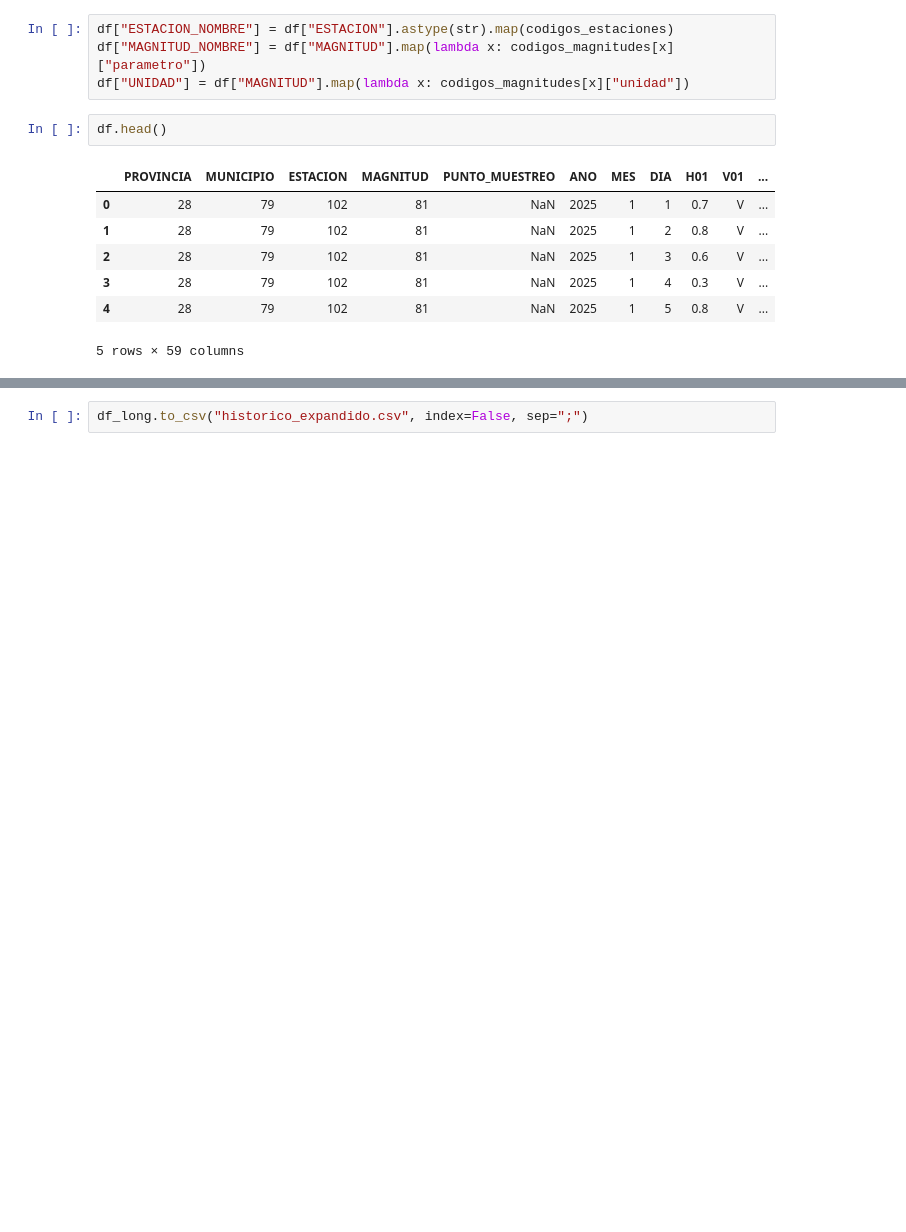
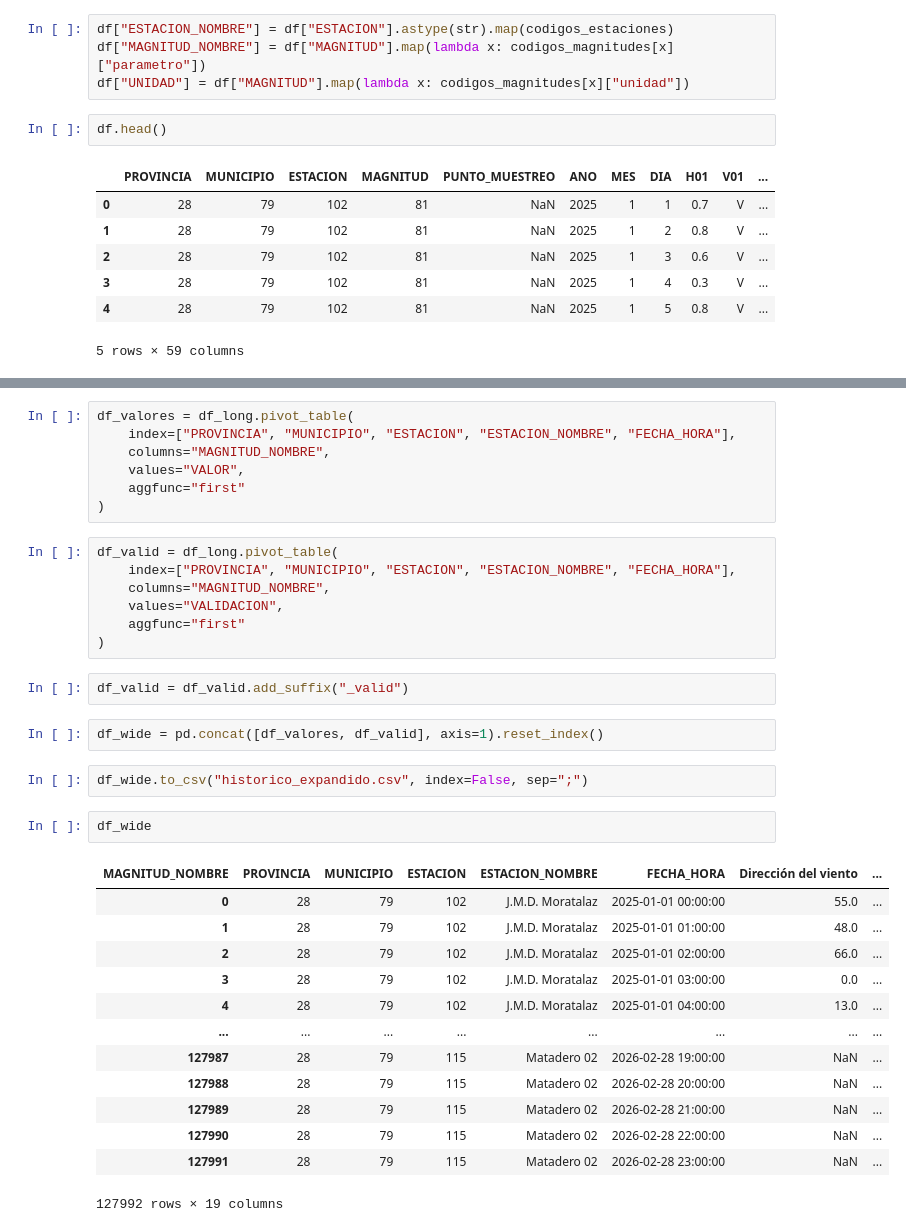
Before and after one commit to SiR0N/Bootcamp_Proyecto_1_Weather_App, a Jupyter notebook: data_prep.ipynb, the cells around one changed output, grey strips where cells are left out. Cells and saved outputs as stored; diff of their text form; blank space fills up the shorter version.

```diff
--- a/data_prep.ipynb
+++ b/data_prep.ipynb
@@ -157,2 +161,36 @@ df_long
+# %%
+df_valores = df_long.pivot_table(
+    index=["PROVINCIA", "MUNICIPIO", "ESTACION", "ESTACION_NOMBRE", "FECHA_HORA"],
+    columns="MAGNITUD_NOMBRE",
+    values="VALOR",
+    aggfunc="first"
+)
+# %%
+df_valid = df_long.pivot_table(
+    index=["PROVINCIA", "MUNICIPIO", "ESTACION", "ESTACION_NOMBRE", "FECHA_HORA"],
+    columns="MAGNITUD_NOMBRE",
+    values="VALIDACION",
+    aggfunc="first"
+)
+# %%
+df_valid = df_valid.add_suffix("_valid")
+# %%
+df_wide = pd.concat([df_valores, df_valid], axis=1).reset_index()
 # %%
-df_long.to_csv("historico_expandido.csv", index=False, sep=";")
+df_wide.to_csv("historico_expandido.csv", index=False, sep=";")
+# %%
+df_wide
+# %% [output]
+| MAGNITUD_NOMBRE | PROVINCIA | MUNICIPIO | ESTACION | ESTACION_NOMBRE | FECHA_HORA | Dirección del viento | ... |
+| 0 | 28 | 79 | 102 | J.M.D. Moratalaz | 2025-01-01 00:00:00 | 55.0 | ... |
+| 1 | 28 | 79 | 102 | J.M.D. Moratalaz | 2025-01-01 01:00:00 | 48.0 | ... |
+| 2 | 28 | 79 | 102 | J.M.D. Moratalaz | 2025-01-01 02:00:00 | 66.0 | ... |
+| 3 | 28 | 79 | 102 | J.M.D. Moratalaz | 2025-01-01 03:00:00 | 0.0 | ... |
+| 4 | 28 | 79 | 102 | J.M.D. Moratalaz | 2025-01-01 04:00:00 | 13.0 | ... |
+| ... | ... | ... | ... | ... | ... | ... | ... |
+| 127987 | 28 | 79 | 115 | Matadero 02 | 2026-02-28 19:00:00 | NaN | ... |
+| 127988 | 28 | 79 | 115 | Matadero 02 | 2026-02-28 20:00:00 | NaN | ... |
+| 127989 | 28 | 79 | 115 | Matadero 02 | 2026-02-28 21:00:00 | NaN | ... |
+| 127990 | 28 | 79 | 115 | Matadero 02 | 2026-02-28 22:00:00 | NaN | ... |
+| 127991 | 28 | 79 | 115 | Matadero 02 | 2026-02-28 23:00:00 | NaN | ... |
+127992 rows × 19 columns
```
Also changed, not shown: parts of 2 cells of this notebook.
